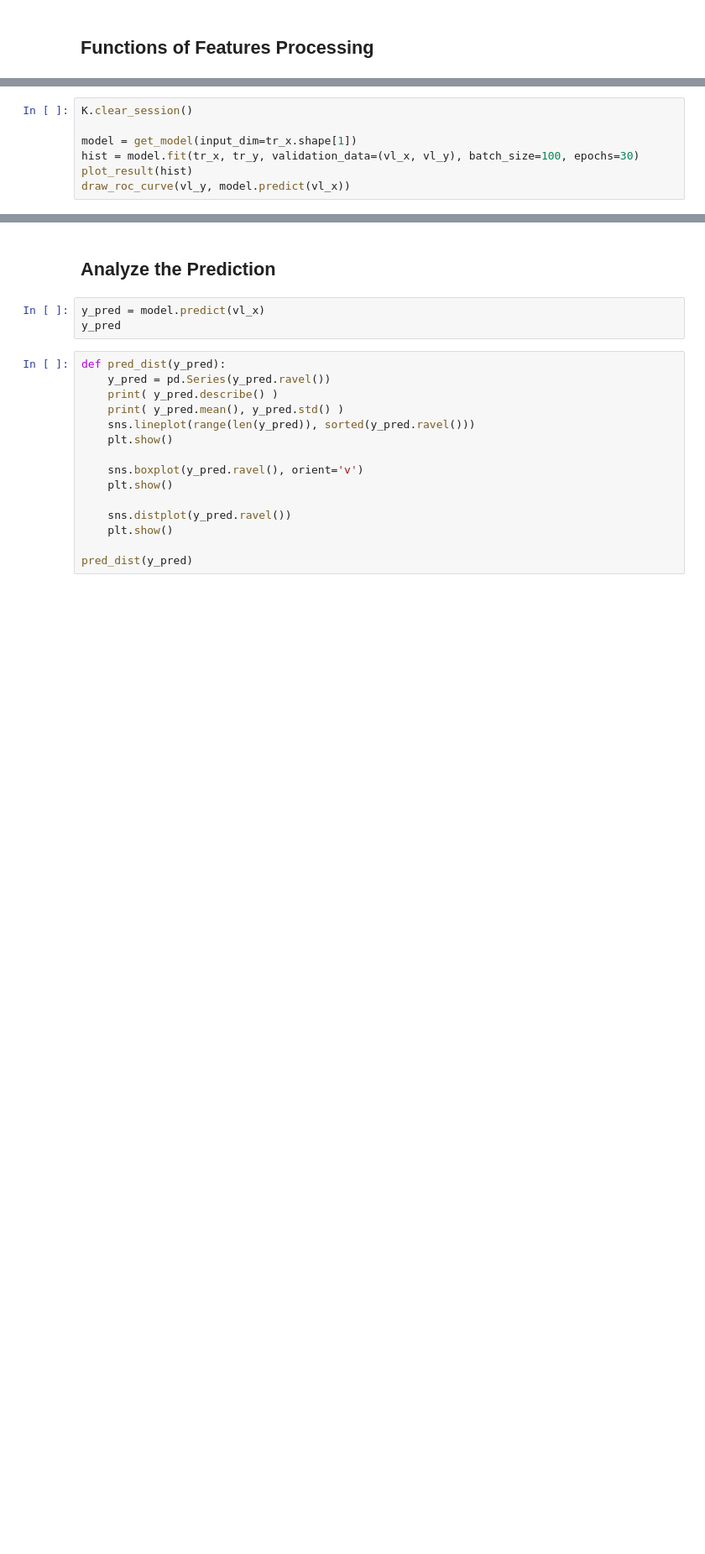
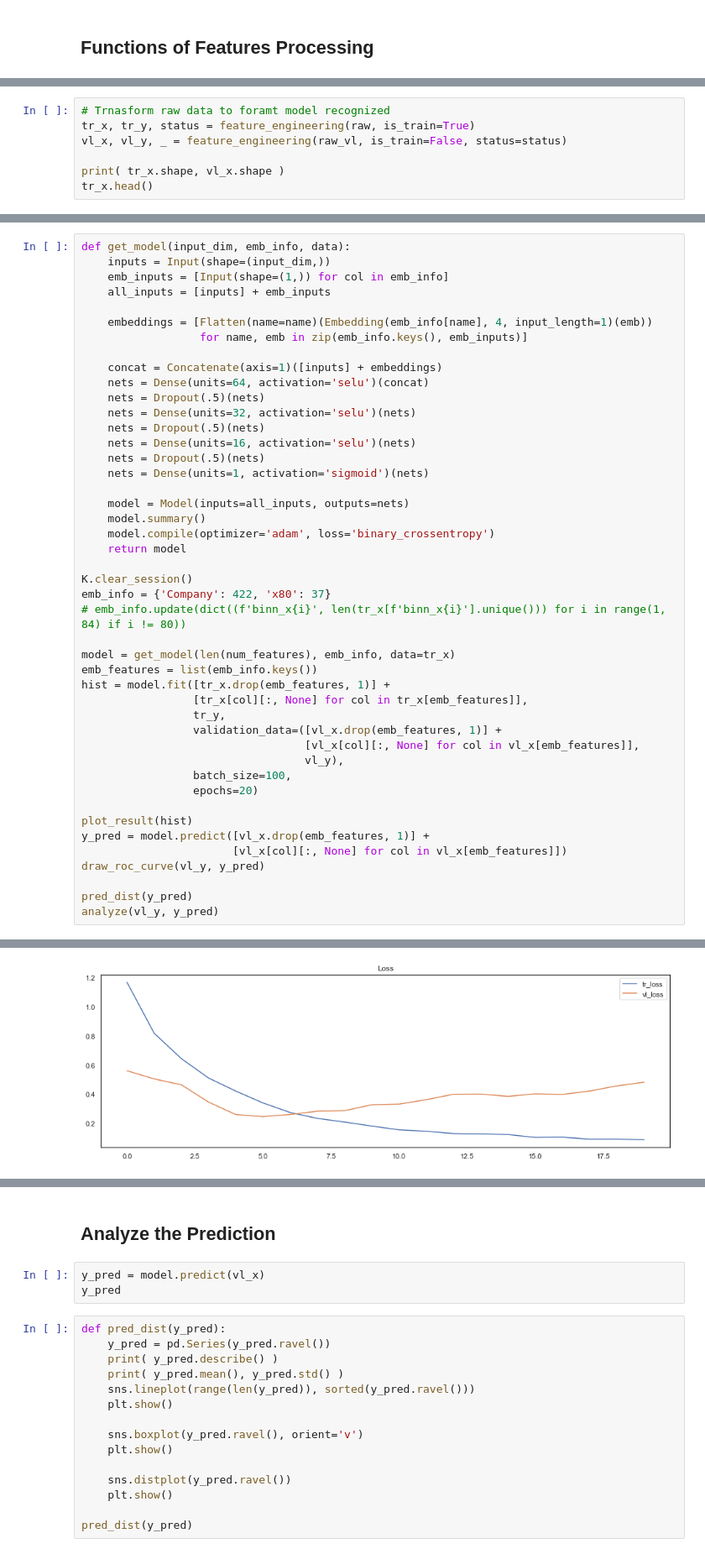
Before and after one commit to CloudMile/allianz_courses, a Jupyter notebook: insurance_use_case/solution/model_financial_distress.ipynb, the cells around one changed output, grey strips where cells are left out. Shown at 84% size. Drawn from its saved outputs; the diff is of its cells as text; blank space fills up the shorter version.

```diff
--- a/insurance_use_case/solution/model_financial_distress.ipynb
+++ b/insurance_use_case/solution/model_financial_distress.ipynb
@@ -248,7 +367,0 @@ def get_model(input_dim):
-# %%
-K.clear_session()
-
-model = get_model(input_dim=tr_x.shape[1])
-hist = model.fit(tr_x, tr_y, validation_data=(vl_x, vl_y), batch_size=100, epochs=30)
-plot_result(hist)
-draw_roc_curve(vl_y, model.predict(vl_x))
@@ -254,0 +370,7 @@ draw_roc_curve(vl_y, model.predict(vl_x))
+# %%
+# Trnasform raw data to foramt model recognized
+tr_x, tr_y, status = feature_engineering(raw, is_train=True)
+vl_x, vl_y, _ = feature_engineering(raw_vl, is_train=False, status=status)
+
+print( tr_x.shape, vl_x.shape )
+tr_x.head()
@@ -254,0 +399,46 @@ draw_roc_curve(vl_y, model.predict(vl_x))
+# %%
+def get_model(input_dim, emb_info, data):
+    inputs = Input(shape=(input_dim,))
+    emb_inputs = [Input(shape=(1,)) for col in emb_info]
+    all_inputs = [inputs] + emb_inputs
+
+    embeddings = [Flatten(name=name)(Embedding(emb_info[name], 4, input_length=1)(emb))
+                  for name, emb in zip(emb_info.keys(), emb_inputs)]
+
+    concat = Concatenate(axis=1)([inputs] + embeddings)
+    nets = Dense(units=64, activation='selu')(concat)
+    nets = Dropout(.5)(nets)
+    nets = Dense(units=32, activation='selu')(nets)
+    nets = Dropout(.5)(nets)
+    nets = Dense(units=16, activation='selu')(nets)
+    nets = Dropout(.5)(nets)
+    nets = Dense(units=1, activation='sigmoid')(nets)
+
+    model = Model(inputs=all_inputs, outputs=nets)
+    model.summary()
+    model.compile(optimizer='adam', loss='binary_crossentropy')
+    return model
+
+K.clear_session()
+emb_info = {'Company': 422, 'x80': 37}
+# emb_info.update(dict((f'binn_x{i}', len(tr_x[f'binn_x{i}'].unique())) for i in range(1, 84) if i != 80))
+
+model = get_model(len(num_features), emb_info, data=tr_x)
+emb_features = list(emb_info.keys())
+hist = model.fit([tr_x.drop(emb_features, 1)] +
+                 [tr_x[col][:, None] for col in tr_x[emb_features]],
+                 tr_y,
+                 validation_data=([vl_x.drop(emb_features, 1)] +
+                                  [vl_x[col][:, None] for col in vl_x[emb_features]],
+                                  vl_y),
+                 batch_size=100,
+                 epochs=20)
+
+plot_result(hist)
+y_pred = model.predict([vl_x.drop(emb_features, 1)] +
+                       [vl_x[col][:, None] for col in vl_x[emb_features]])
+draw_roc_curve(vl_y, y_pred)
+
+pred_dist(y_pred)
+analyze(vl_y, y_pred)
+# %% [output]
@@ -254,0 +462 @@ draw_roc_curve(vl_y, model.predict(vl_x))
+[figure, added]
```
Also changed, not shown: parts of 43 cells of this notebook, 1 other file.
